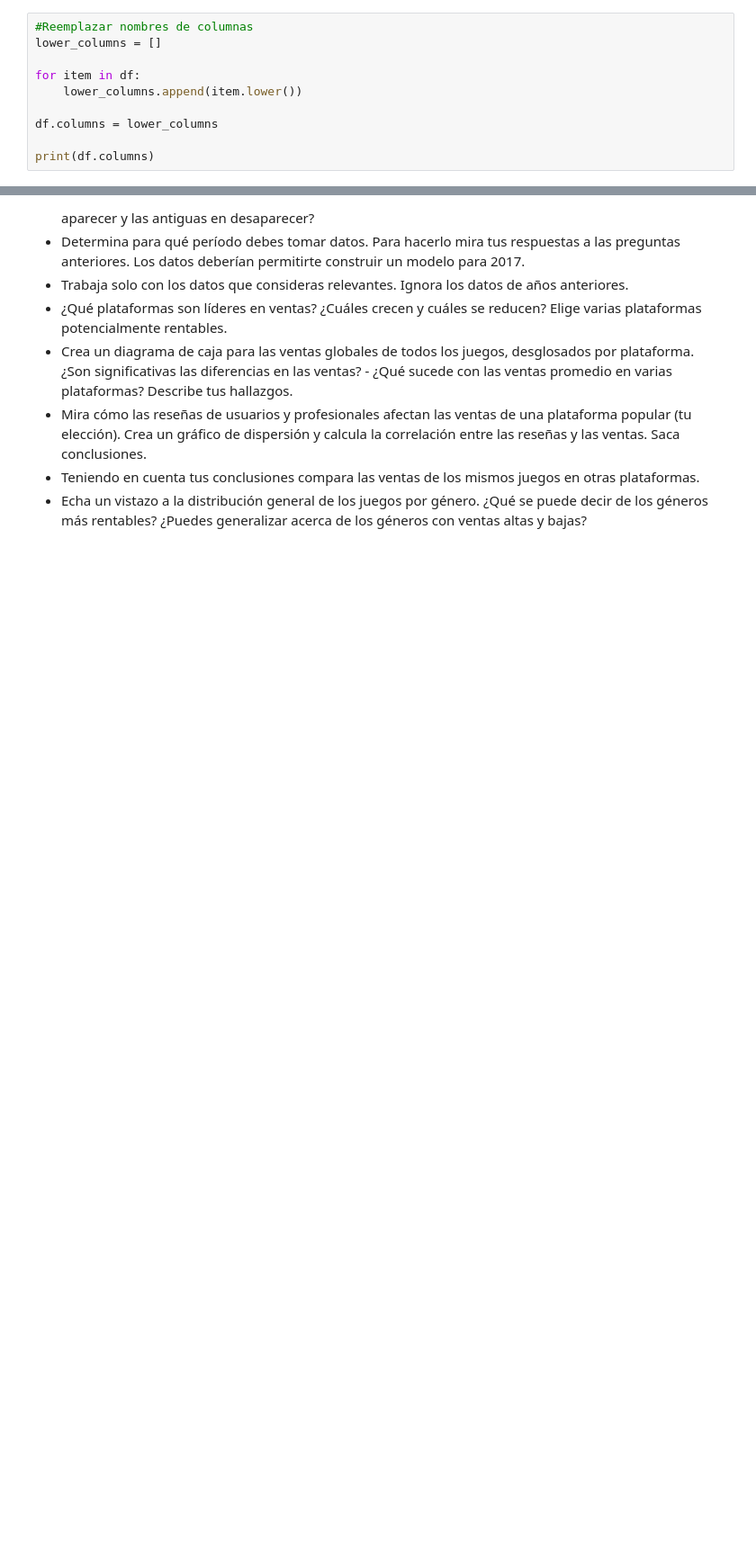
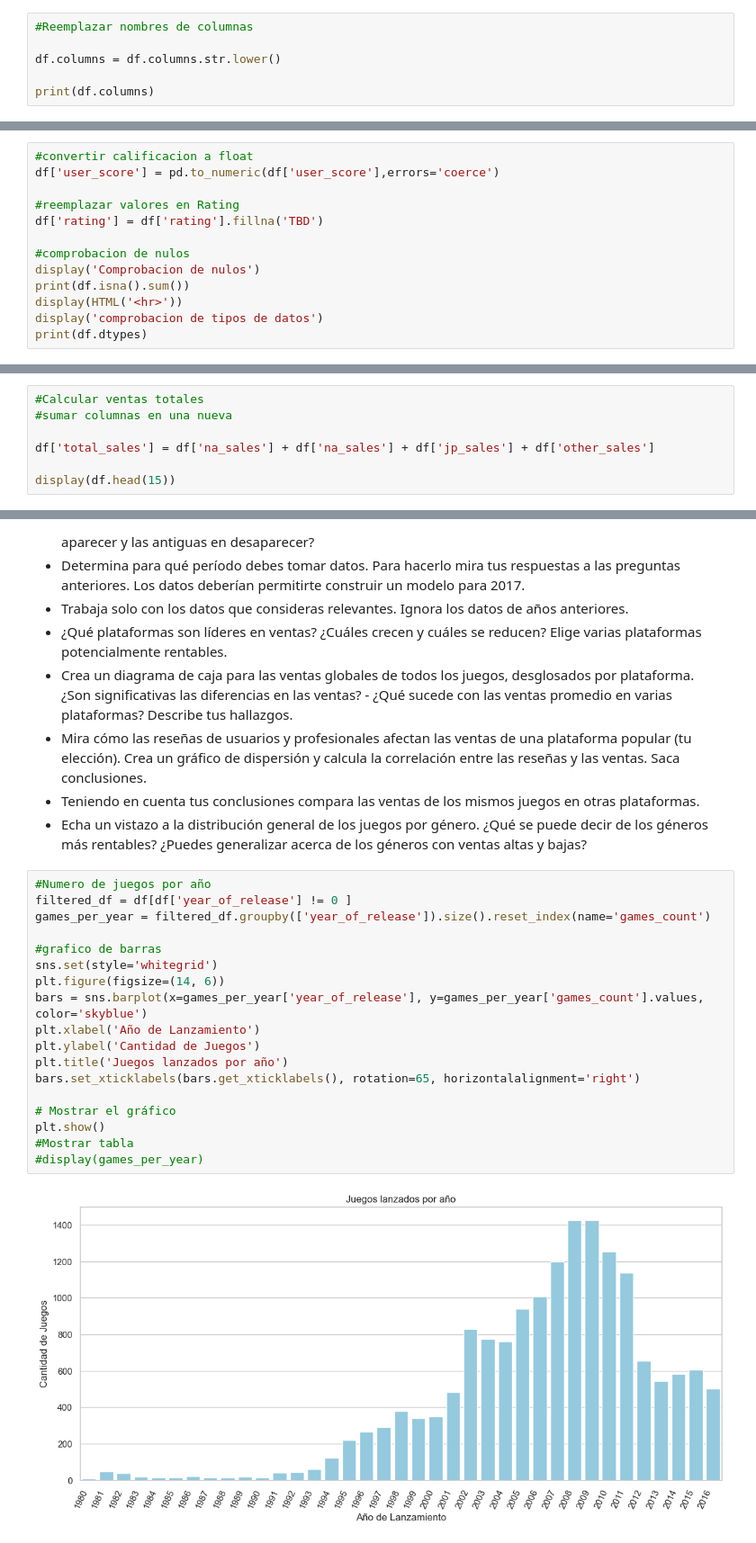
Before and after one commit to ErayFaSol/proyectosDataScience, a Jupyter notebook: proyecto6.ipynb, the cells around one changed output, grey strips where cells are left out. Shown: that part at 90% size. Cells and saved outputs as stored; diff of their text form; blank space fills up the shorter version.

```diff
--- a/proyecto6.ipynb
+++ b/proyecto6.ipynb
@@ -77,12 +93,8 @@ memory usage: 1.4+ MB
 - Calcula las ventas totales (la suma de las ventas en todas las regiones) para cada juego y coloca estos valores en una columna separada.
 # %%
 #Reemplazar nombres de columnas
-lower_columns = []
 
-for item in df:
-    lower_columns.append(item.lower())
-
-df.columns = lower_columns
+df.columns = df.columns.str.lower()
 
 print(df.columns)
 # %% [output]
@@ -121,0 +146,13 @@ Se cambio el tipo de datos de la columna: "year_of_release" de float a string. E
+# %%
+#convertir calificacion a float
+df['user_score'] = pd.to_numeric(df['user_score'],errors='coerce')
+
+#reemplazar valores en Rating
+df['rating'] = df['rating'].fillna('TBD')
+
+#comprobacion de nulos
+display('Comprobacion de nulos')
+print(df.isna().sum())
+display(HTML('<hr>'))
+display('comprobacion de tipos de datos')
+print(df.dtypes)
@@ -121,0 +187,7 @@ Se cambio el tipo de datos de la columna: "year_of_release" de float a string. E
+# %%
+#Calcular ventas totales
+#sumar columnas en una nueva
+
+df['total_sales'] = df['na_sales'] + df['na_sales'] + df['jp_sales'] + df['other_sales']
+
+display(df.head(15))
@@ -132,3 +241,23 @@ Se cambio el tipo de datos de la columna: "year_of_release" de float a string. E
 - Mira cómo las reseñas de usuarios y profesionales afectan las ventas de una plataforma popular (tu elección). Crea un gráfico de dispersión y calcula la correlación entre las reseñas y las ventas. Saca conclusiones.
 - Teniendo en cuenta tus conclusiones compara las ventas de los mismos juegos en otras plataformas.
 - Echa un vistazo a la distribución general de los juegos por género. ¿Qué se puede decir de los géneros más rentables? ¿Puedes generalizar acerca de los géneros con ventas altas y bajas?
+# %%
+#Numero de juegos por año
+filtered_df = df[df['year_of_release'] != 0 ]
+games_per_year = filtered_df.groupby(['year_of_release']).size().reset_index(name='games_count')
+
+#grafico de barras
+sns.set(style='whitegrid')
+plt.figure(figsize=(14, 6))
+bars = sns.barplot(x=games_per_year['year_of_release'], y=games_per_year['games_count'].values, color='skyblue')
+plt.xlabel('Año de Lanzamiento')
+plt.ylabel('Cantidad de Juegos')
+plt.title('Juegos lanzados por año')
+bars.set_xticklabels(bars.get_xticklabels(), rotation=65, horizontalalignment='right')
+
+# Mostrar el gráfico
+plt.show()
+#Mostrar tabla
+#display(games_per_year)
+# %% [output]
+[figure, added]
```
Also changed, not shown: parts of 10 cells of this notebook.
